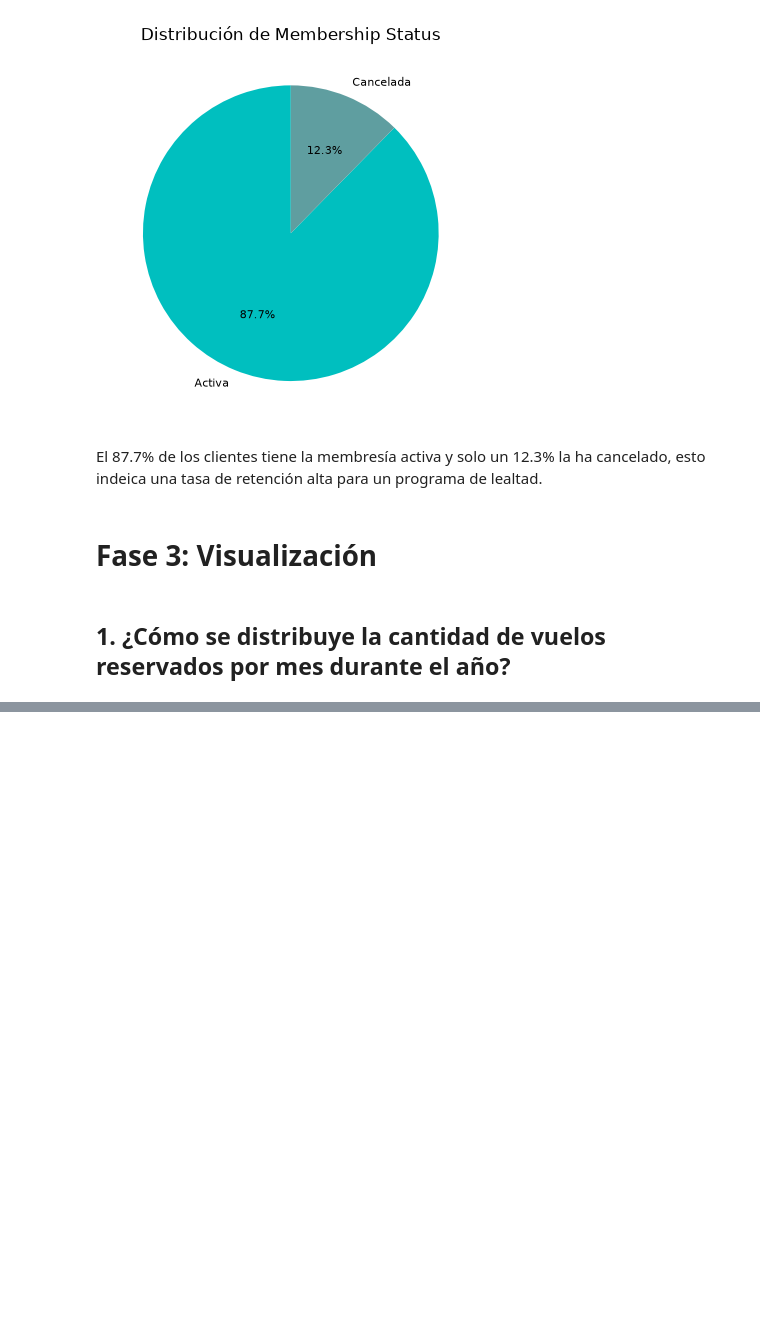
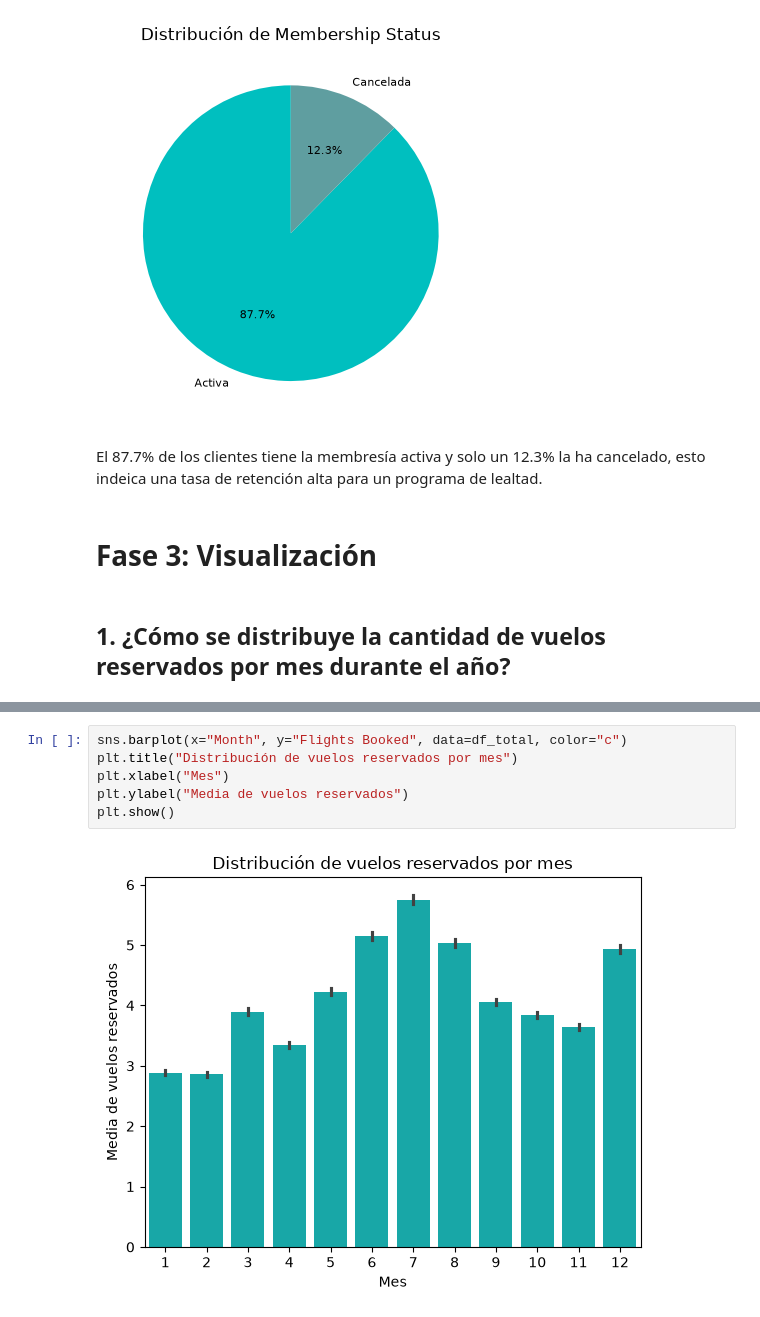
Before and after one commit to Adalab/bda-modulo-3-evaluacion-final-CristiSL, a Jupyter notebook: evaluacion-final.ipynb, the cells around one changed output, grey strips where cells are left out. Drawn from its saved outputs; the diff is of its cells as text; blank space fills up the shorter version.

```diff
--- a/evaluacion-final.ipynb
+++ b/evaluacion-final.ipynb
@@ -543,0 +570,8 @@ El 87.7% de los clientes tiene la membresía activa y solo un 12.3% la ha cancel
+# %%
+sns.barplot(x="Month", y="Flights Booked", data=df_total, color="c")
+plt.title("Distribución de vuelos reservados por mes")
+plt.xlabel("Mes")
+plt.ylabel("Media de vuelos reservados")
+plt.show()
+# %% [output]
+[figure, added]
```
Also changed, not shown: parts of 29 cells of this notebook.
